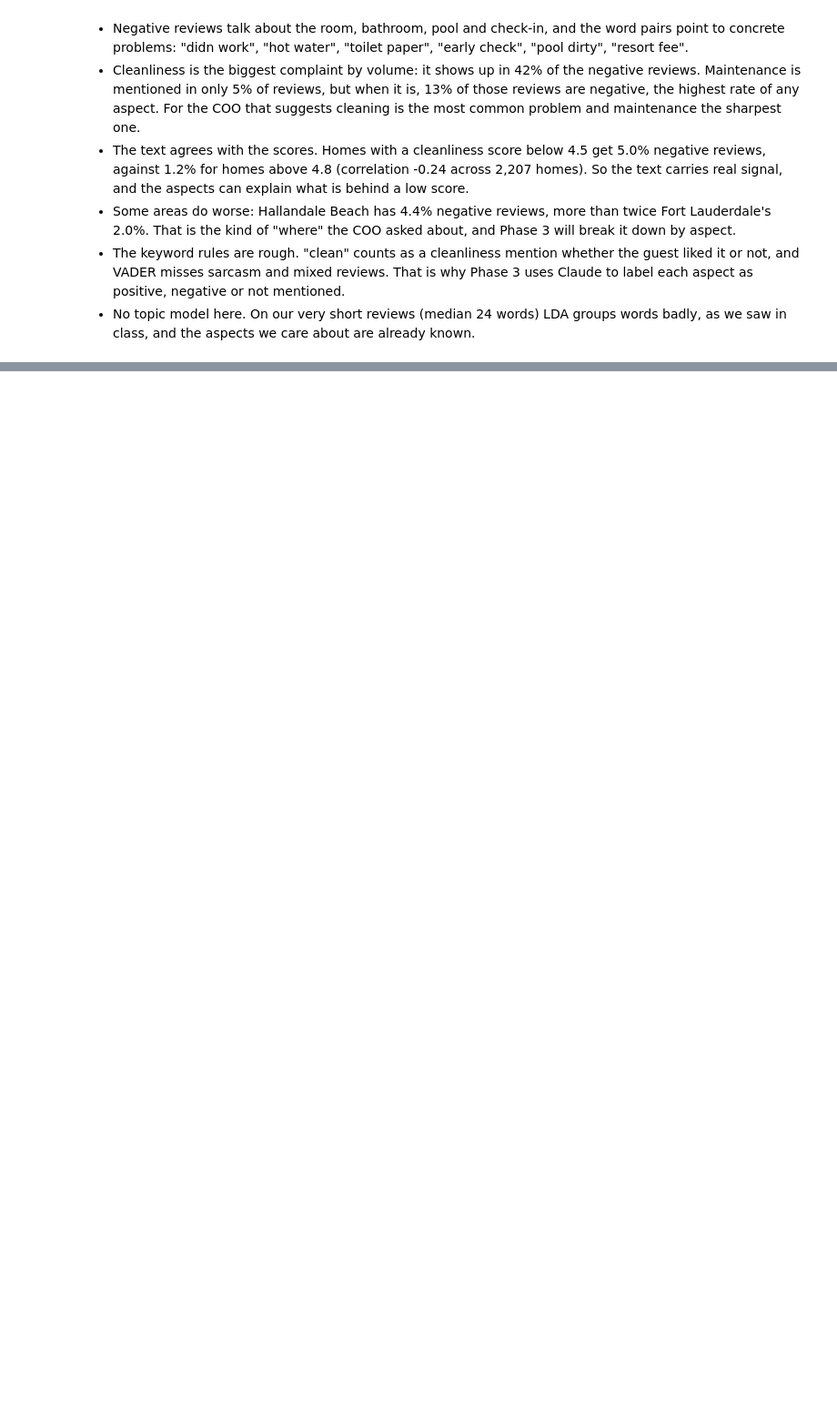
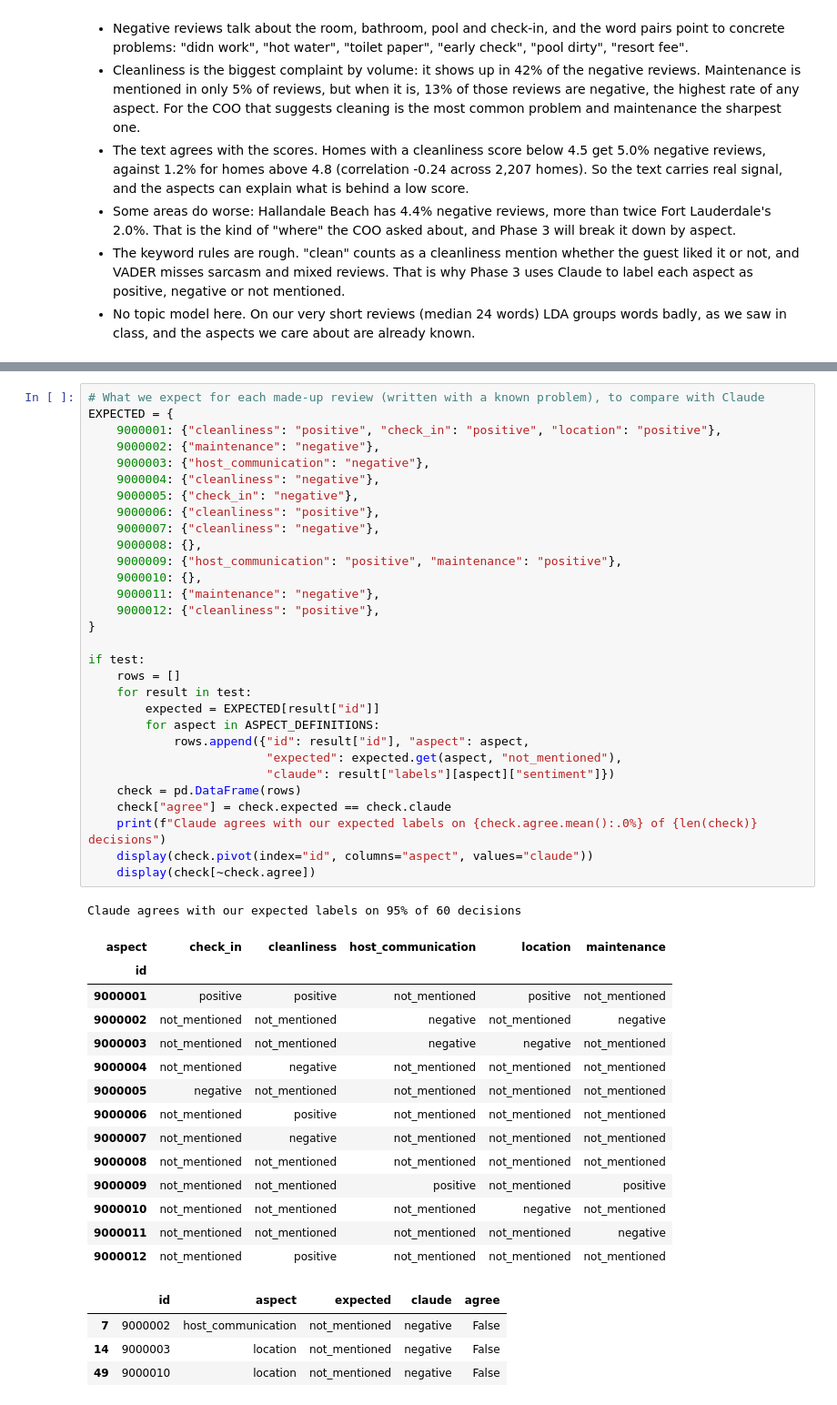
Before and after one commit to gui-buissa/str-guest-feedback-nlp, a Jupyter notebook: notebooks/phase2_exploration.ipynb, the cells around one changed output, grey strips where cells are left out. Shown at 91% size. Drawn from its saved outputs; the diff is of its cells as text; blank space fills up the shorter version.

Commit message:
Add Phase 3 plan and Claude prompt test on mock reviews
Co-Authored-By: Claude Opus 5.5 <noreply@anthropic.com>

```diff
--- a/notebooks/phase2_exploration.ipynb
+++ b/notebooks/phase2_exploration.ipynb
@@ -348,0 +447,50 @@ by_area.sort_values("negative_pct", ascending=False)
+# %%
+# What we expect for each made-up review (written with a known problem), to compare with Claude
+EXPECTED = {
+    9000001: {"cleanliness": "positive", "check_in": "positive", "location": "positive"},
+    9000002: {"maintenance": "negative"},
+    9000003: {"host_communication": "negative"},
+    9000004: {"cleanliness": "negative"},
+    9000005: {"check_in": "negative"},
+    9000006: {"cleanliness": "positive"},
+    9000007: {"cleanliness": "negative"},
+    9000008: {},
+    9000009: {"host_communication": "positive", "maintenance": "positive"},
+    9000010: {},
+    9000011: {"maintenance": "negative"},
+    9000012: {"cleanliness": "positive"},
+}
+
+if test:
+    rows = []
+    for result in test:
+        expected = EXPECTED[result["id"]]
+        for aspect in ASPECT_DEFINITIONS:
+            rows.append({"id": result["id"], "aspect": aspect,
+                         "expected": expected.get(aspect, "not_mentioned"),
+                         "claude": result["labels"][aspect]["sentiment"]})
+    check = pd.DataFrame(rows)
+    check["agree"] = check.expected == check.claude
+    print(f"Claude agrees with our expected labels on {check.agree.mean():.0%} of {len(check)} decisions")
+    display(check.pivot(index="id", columns="aspect", values="claude"))
+    display(check[~check.agree])
+# %% [output]
+Claude agrees with our expected labels on 95% of 60 decisions
+| aspect | check_in | cleanliness | host_communication | location | maintenance |
+| id |  |  |  |  |  |
+| 9000001 | positive | positive | not_mentioned | positive | not_mentioned |
+| 9000002 | not_mentioned | not_mentioned | negative | not_mentioned | negative |
+| 9000003 | not_mentioned | not_mentioned | negative | negative | not_mentioned |
+| 9000004 | not_mentioned | negative | not_mentioned | not_mentioned | not_mentioned |
+| 9000005 | negative | not_mentioned | not_mentioned | not_mentioned | not_mentioned |
+| 9000006 | not_mentioned | positive | not_mentioned | not_mentioned | not_mentioned |
+| 9000007 | not_mentioned | negative | not_mentioned | not_mentioned | not_mentioned |
+| 9000008 | not_mentioned | not_mentioned | not_mentioned | not_mentioned | not_mentioned |
+| 9000009 | not_mentioned | not_mentioned | positive | not_mentioned | positive |
+| 9000010 | not_mentioned | not_mentioned | not_mentioned | negative | not_mentioned |
+| 9000011 | not_mentioned | not_mentioned | not_mentioned | not_mentioned | negative |
+| 9000012 | not_mentioned | positive | not_mentioned | not_mentioned | not_mentioned |
+|  | id | aspect | expected | claude | agree |
+| 7 | 9000002 | host_communication | not_mentioned | negative | False |
+| 14 | 9000003 | location | not_mentioned | negative | False |
+| 49 | 9000010 | location | not_mentioned | negative | False |
```
Also changed, not shown: parts of 9 cells of this notebook, 1 other file.
